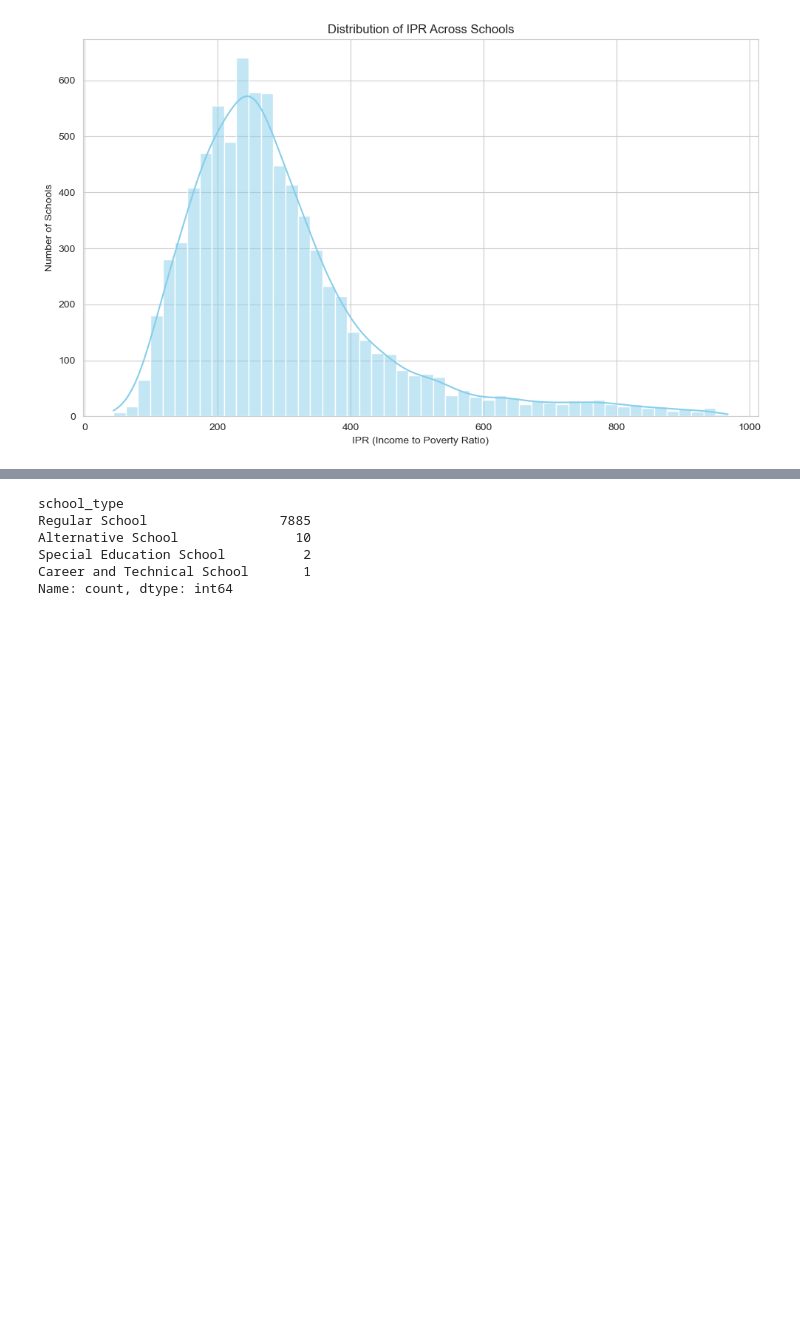
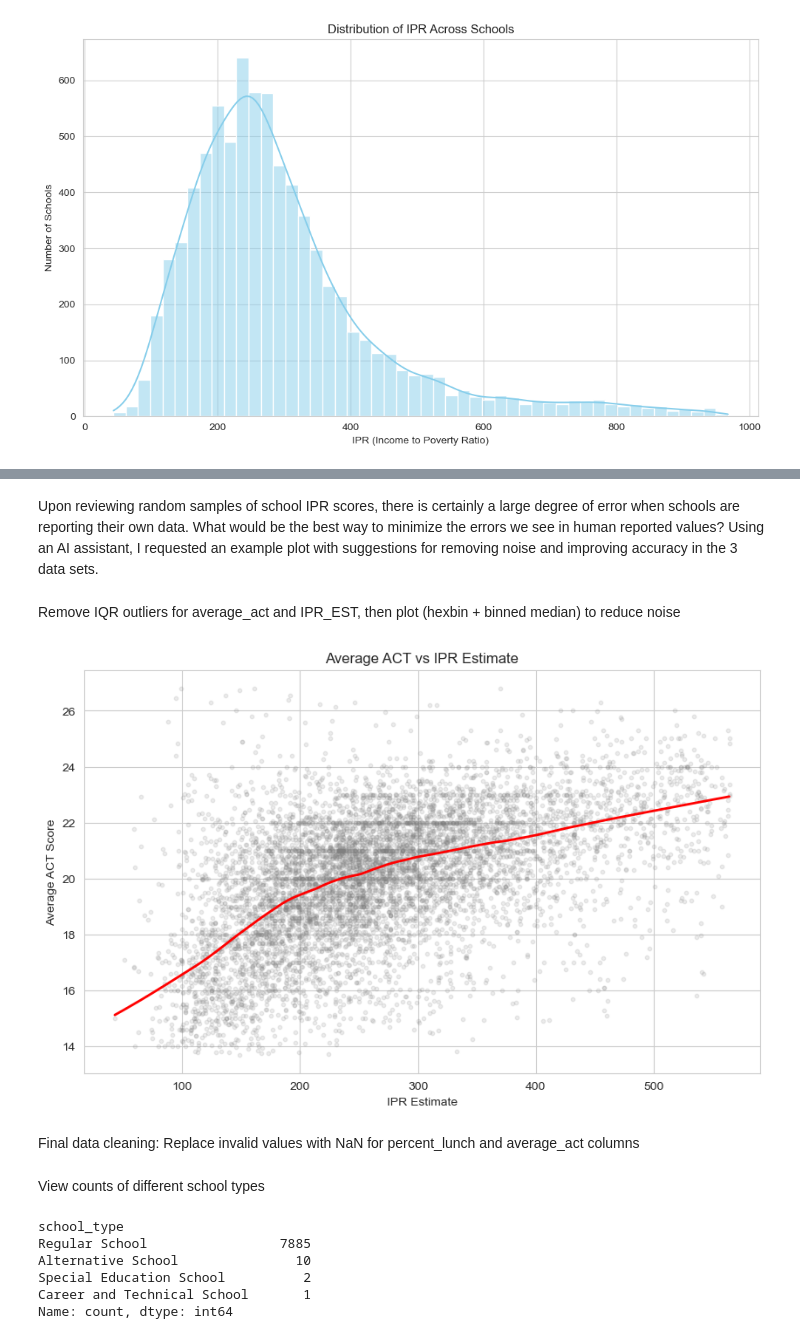
Before and after one commit to belvilleh/education, a Jupyter notebook: code/Education.ipynb, the cells around one changed output, grey strips where cells are left out. Drawn from its saved outputs; the diff is of its cells as text; code cells hidden in the pictures; blank space fills up the shorter version.

```diff
--- a/code/Education.ipynb
+++ b/code/Education.ipynb
@@ -344 +394,55 @@ plt.show()
+# %% [markdown]
+Upon reviewing random samples of school IPR scores, there is certainly a large degree of error when schools are reporting their own data. What would be the best way to minimize the errors we see in human reported values? Using an AI assistant, I requested an example plot with suggestions for removing noise and improving accuracy in the 3 data sets.
+# %% [markdown]
+Remove IQR outliers for average_act and IPR_EST, then plot (hexbin + binned median) to reduce noise
+# %%
+import scipy.stats as stats
+# Prepare data and coerce to numeric
+plot_df = df_ipr[["average_act", "IPR_EST", "IPR_SE"]].copy()
+plot_df['average_act'] = pd.to_numeric(plot_df['average_act'], errors='coerce')
+plot_df['IPR_EST'] = pd.to_numeric(plot_df['IPR_EST'], errors='coerce')
+plot_df['IPR_SE'] = pd.to_numeric(plot_df['IPR_SE'], errors='coerce')
+plot_df = plot_df.dropna(subset=['average_act', 'IPR_EST'])
+
+# Compute IQR bounds for both variables
+a_q1, a_q3 = plot_df['average_act'].quantile([0.25, 0.75])
+a_iqr = a_q3 - a_q1
+a_low, a_high = a_q1 - 1.5 * a_iqr, a_q3 + 1.5 * a_iqr
+ipr_q1, ipr_q3 = plot_df['IPR_EST'].quantile([0.25, 0.75])
+ipr_iqr = ipr_q3 - ipr_q1
+ipr_low, ipr_high = ipr_q1 - 1.5 * ipr_iqr, ipr_q3 + 1.5 * ipr_iqr
+
+# Filter to non-outlier range on both axes
+filtered = plot_df[plot_df['average_act'].between(a_low, a_high) & plot_df['IPR_EST'].between(ipr_low, ipr_high)].copy()
+removed = len(plot_df) - len(filtered)
+
+# Scatter plot (alpha) to show point density without heatmap/binning
+plt.figure(figsize=(10,6))
+plt.scatter(filtered['IPR_EST'], filtered['average_act'], s=10, color='gray', alpha=0.15, label='Reporting Schools', rasterized=False)
+plt.xlabel('IPR Estimate')
+plt.ylabel('Average ACT Score')
+plt.title('Average ACT vs IPR Estimate')
+# Overlay a smoothed trend line using LOWESS (fall back to interpolated smoothing if statsmodels not available)
+try:
+    from statsmodels.nonparametric.smoothers_lowess import lowess
+    lowess_smoothed = lowess(filtered['average_act'], filtered['IPR_EST'], frac=0.2)
+    plt.plot(lowess_smoothed[:,0], lowess_smoothed[:,1], color='red', linewidth=2)
+except Exception:
+    # Fallback: sort points, interpolate onto a regular grid and smooth (no binning)
+    x = filtered['IPR_EST'].values
+    y = filtered['average_act'].values
+    order = np.argsort(x)
+    x_sorted = x[order]
+    y_sorted = y[order]
+    if len(x_sorted) >= 3:
+        x_grid = np.linspace(x_sorted.min(), x_sorted.max(), 200)
+        y_interp = np.interp(x_grid, x_sorted, y_sorted)
+        from scipy.ndimage import gaussian_filter1d
+        y_smooth = gaussian_filter1d(y_interp, sigma=2)
+        plt.plot(x_grid, y_smooth, color='red', linewidth=2)
+plt.show()
+# %% [output]
+[figure, added]
+# %% [markdown]
+Final data cleaning: Replace invalid values with NaN for percent_lunch and average_act columns
 # %%
@@ -346,3 +449,5 @@ plt.show()
 df.loc[df['percent_lunch'] < 0, 'percent_lunch'] = np.nan
 df.loc[df['average_act'] < 1, 'average_act'] = np.nan
+# %% [markdown]
+View counts of different school types
 # %%
```
Also changed, not shown: parts of 98 cells of this notebook, 1 other file.
